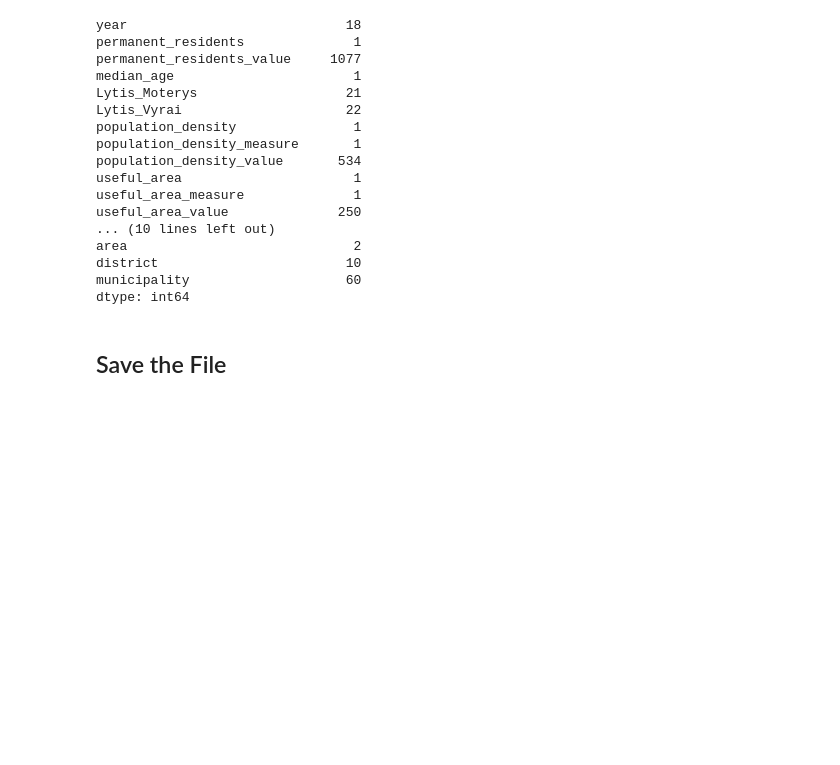
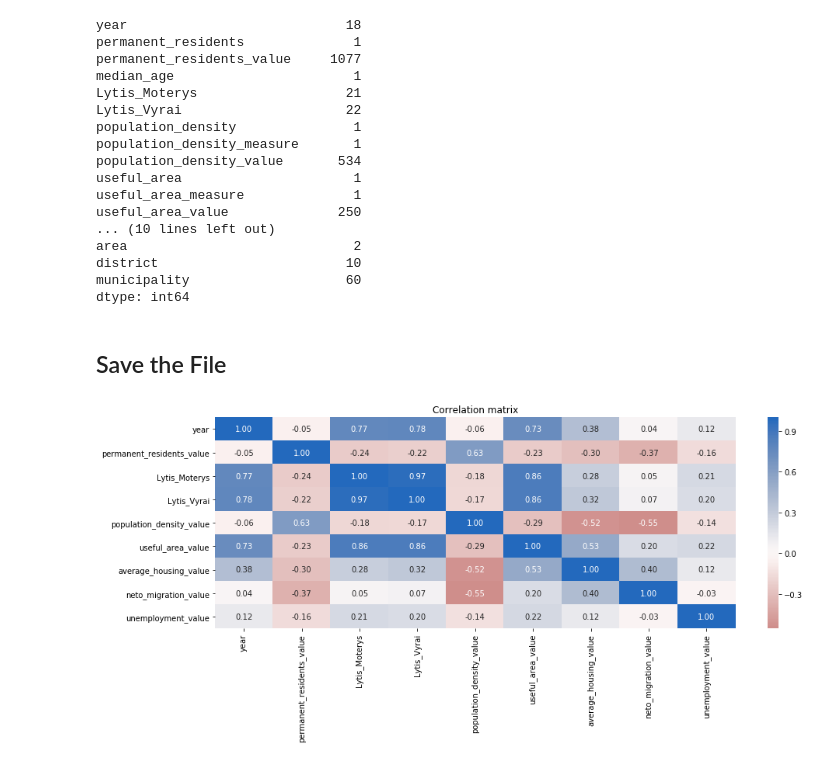
Before and after one commit to SvajuneK/Udacity-Projects, a Jupyter notebook: Data-Science-ND/P1_LT_Dwelling_Data_Analysis/Lithuania_analysis/lith_stat.ipynb, the cells around one changed output. Cells and saved outputs as stored; diff of their text form; code cells hidden in the pictures; blank space fills up the shorter version.

```diff
--- a/Data-Science-ND/P1_LT_Dwelling_Data_Analysis/Lithuania_analysis/lith_stat.ipynb
+++ b/Data-Science-ND/P1_LT_Dwelling_Data_Analysis/Lithuania_analysis/lith_stat.ipynb
@@ -294,0 +295,6 @@
+# %%
+plt.figure(figsize = [15, 5])
+sb.heatmap(final.corr(), annot = True, fmt = '.2f', cmap = 'vlag_r', center = 0)
+plt.title('Correlation matrix');
+# %% [output]
+[figure, added]
```
Also changed, not shown: 34 other files.
